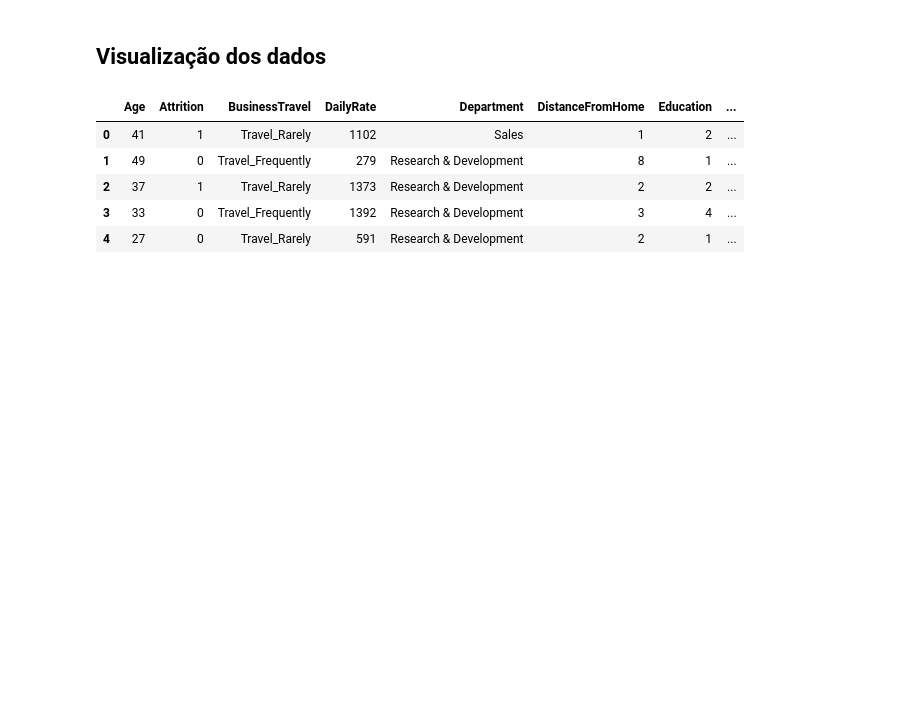
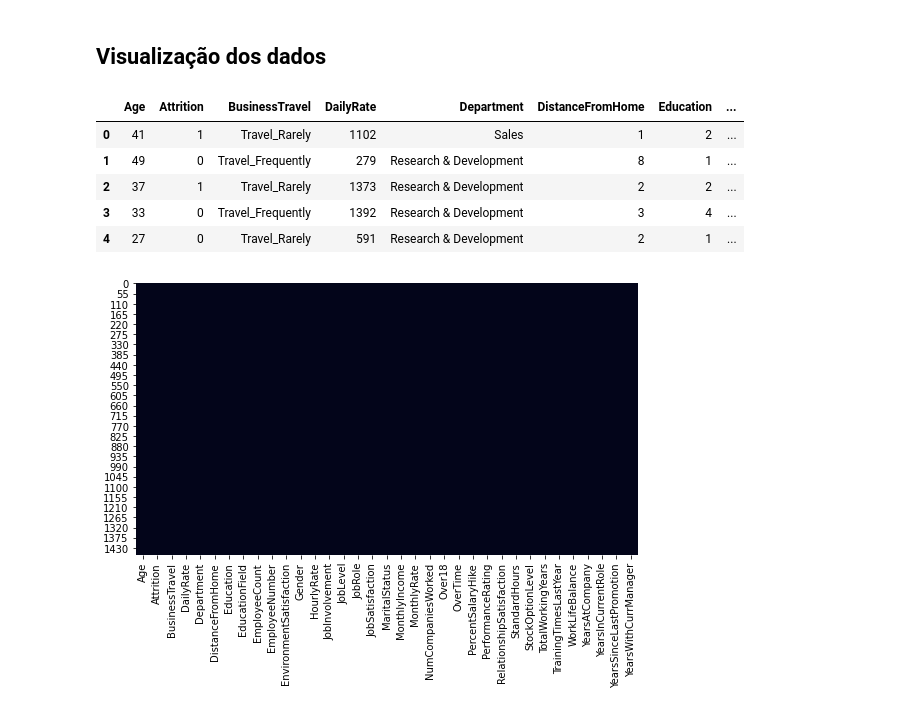
Before and after one commit to Mario-RJunior/Recursos_humanos_ML, a Jupyter notebook: Recursos_Humanos.ipynb, the cells around one changed output. Cells and saved outputs as stored; diff of their text form; code cells hidden in the pictures; blank space fills up the shorter version.

Commit message:
Plot de heatmap e de histograma

```diff
--- a/Recursos_Humanos.ipynb
+++ b/Recursos_Humanos.ipynb
@@ -93,3 +93,9 @@ employee_df.head()
 | 2 | 37 | 1 | Travel_Rarely | 1373 | Research & Development | 2 | 2 | ... |
 | 3 | 33 | 0 | Travel_Frequently | 1392 | Research & Development | 3 | 4 | ... |
 | 4 | 27 | 0 | Travel_Rarely | 591 | Research & Development | 2 | 1 | ... |
+# %%
+# Visualizando valores faltantes ou nulos com Heatmap
+plt.figure(figsize=(9,5))
+sns.heatmap(employee_df.isnull(), cbar=False);
+# %% [output]
+[figure, added]
```
Also changed, not shown: parts of 3 cells of this notebook.
